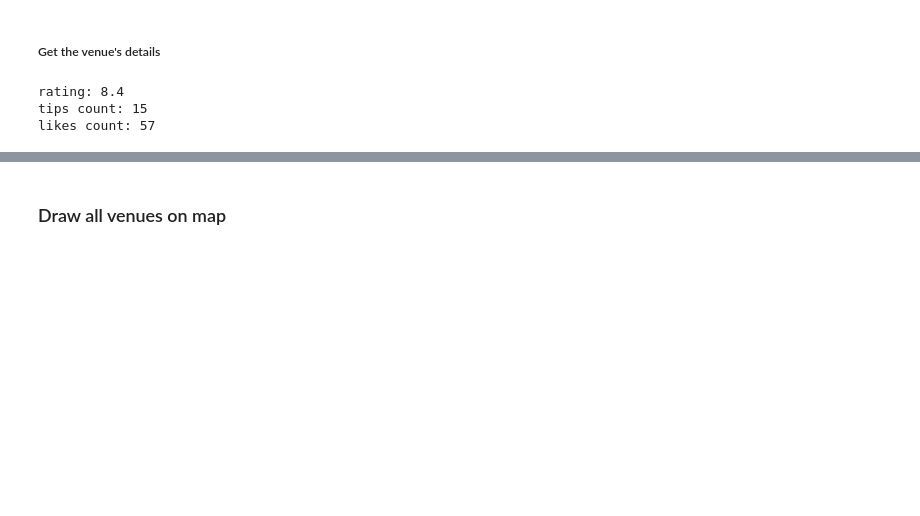
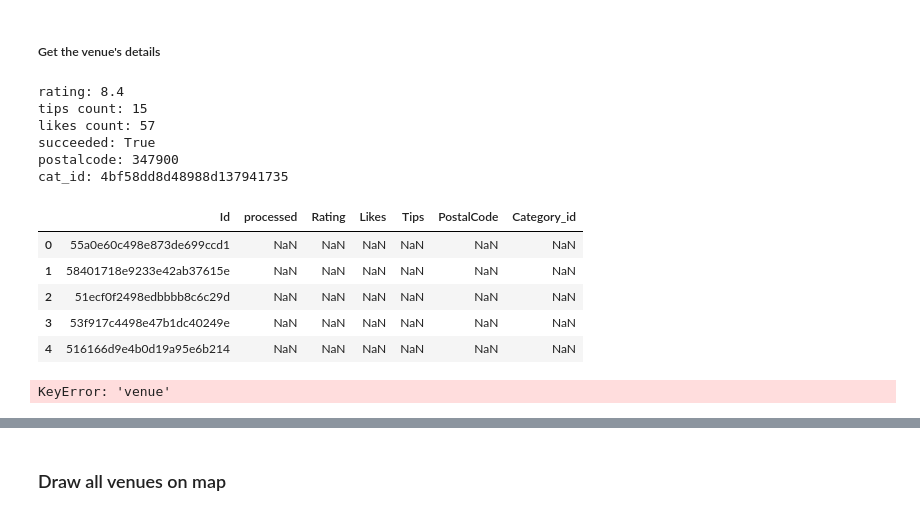
Before and after one commit to Pol75/Coursera_Capstone, a Jupyter notebook: capstone_draft.ipynb, the cells around one changed output, grey strips where cells are left out. Cells and saved outputs as stored; diff of their text form; code cells hidden in the pictures; blank space fills up the shorter version.

Commit message:
getting details ready

```diff
--- a/capstone_draft.ipynb
+++ b/capstone_draft.ipynb
@@ -205,7 +205,7 @@ for lat in np.arange(city_rect[0], city_rect[1], step):
 print(city_venues.shape)
 city_venues.head()
 # %%
-city_venues = city_venues.dropna()
+city_venues = city_venues.dropna(subset=['Category'])
 # %%
 city_venues = city_venues.drop_duplicates('Id')
 city_venues = city_venues.reset_index(drop=True)
@@ -260,9 +277,15 @@ def likes_count(venue):
 # %%
 result = requests.get(url).json()
-print('rating:', get_rating(result))
-print('tips count:', get_tips_count(result))
-print('likes count:', get_likes_count(result))
+print('rating:', rating_value(result))
+print('tips count:', tips_count(result))
+print('likes count:', likes_count(result))
+print('succeeded:', api_call_succeeded(result))
+print('postalcode:', postal_code(result))
+print('cat_id:', category_id(result))
 # %% [output]
 rating: 8.4
 tips count: 15
 likes count: 57
+succeeded: True
+postalcode: 347900
+cat_id: 4bf58dd8d48988d137941735
@@ -268,0 +302,19 @@ likes count: 57
+# %%
+all_details = pd.DataFrame(columns=['Id', 'processed', 'Rating', 'Likes', 'Tips', 'PostalCode', 'Category_id'])
+all_details['Id'] = city_venues['Id']
+all_details.head()
+# %% [output]
+|  | Id | processed | Rating | Likes | Tips | PostalCode | Category_id |
+| 0 | 55a0e60c498e873de699ccd1 | NaN | NaN | NaN | NaN | NaN | NaN |
+| 1 | 58401718e9233e42ab37615e | NaN | NaN | NaN | NaN | NaN | NaN |
+| 2 | 51ecf0f2498edbbbb8c6c29d | NaN | NaN | NaN | NaN | NaN | NaN |
+| 3 | 53f917c4498e47b1dc40249e | NaN | NaN | NaN | NaN | NaN | NaN |
+| 4 | 516166d9e4b0d19a95e6b214 | NaN | NaN | NaN | NaN | NaN | NaN |
+# %%
+for ind in np.arange(all_details.shape[0]):
+    if all_details.at[ind, 'processed'] != True:
+        all_details.iloc[ind, 1:] = get_details(all_details.iloc[ind, 0])
+
+all_details
+# %% [output]
+KeyError: 'venue'
```
Also changed, not shown: parts of 11 cells of this notebook.
